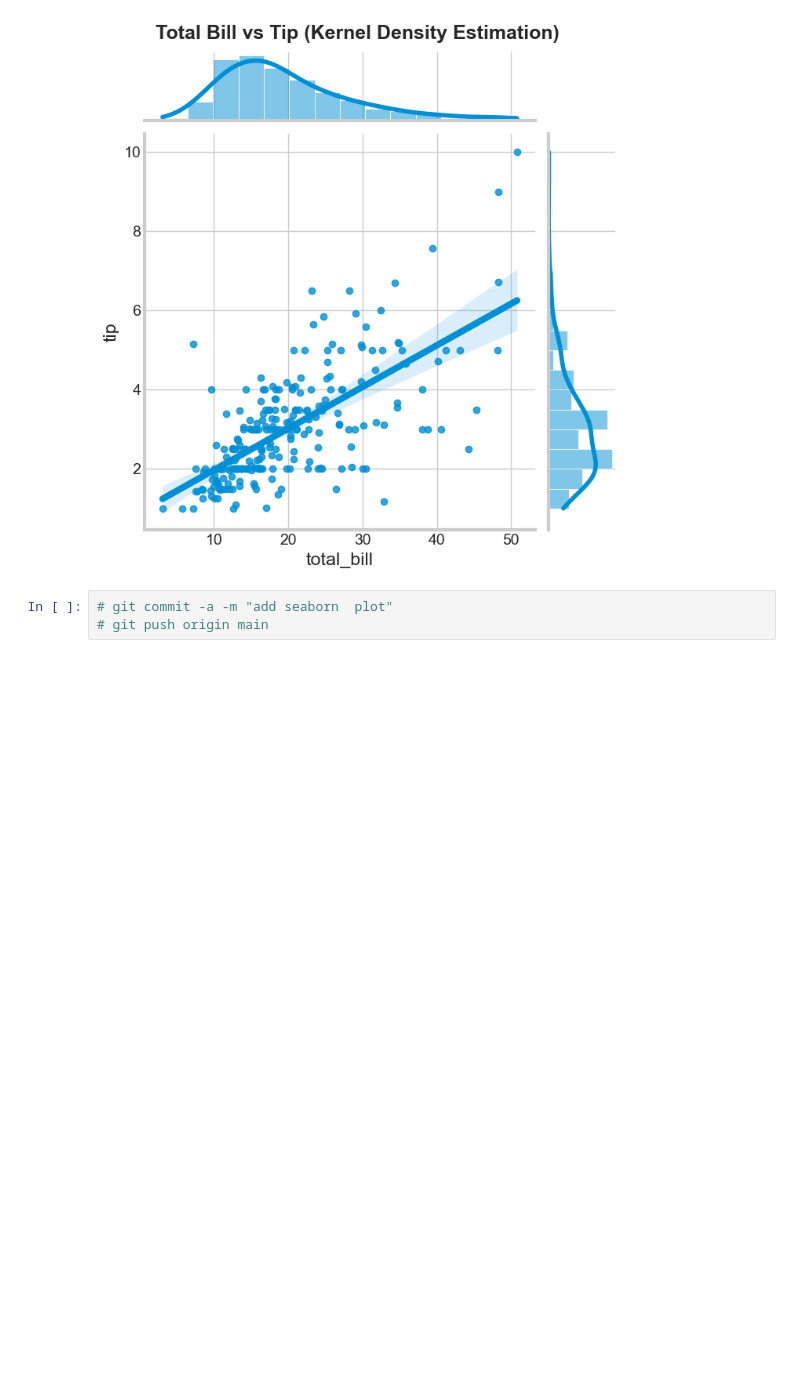
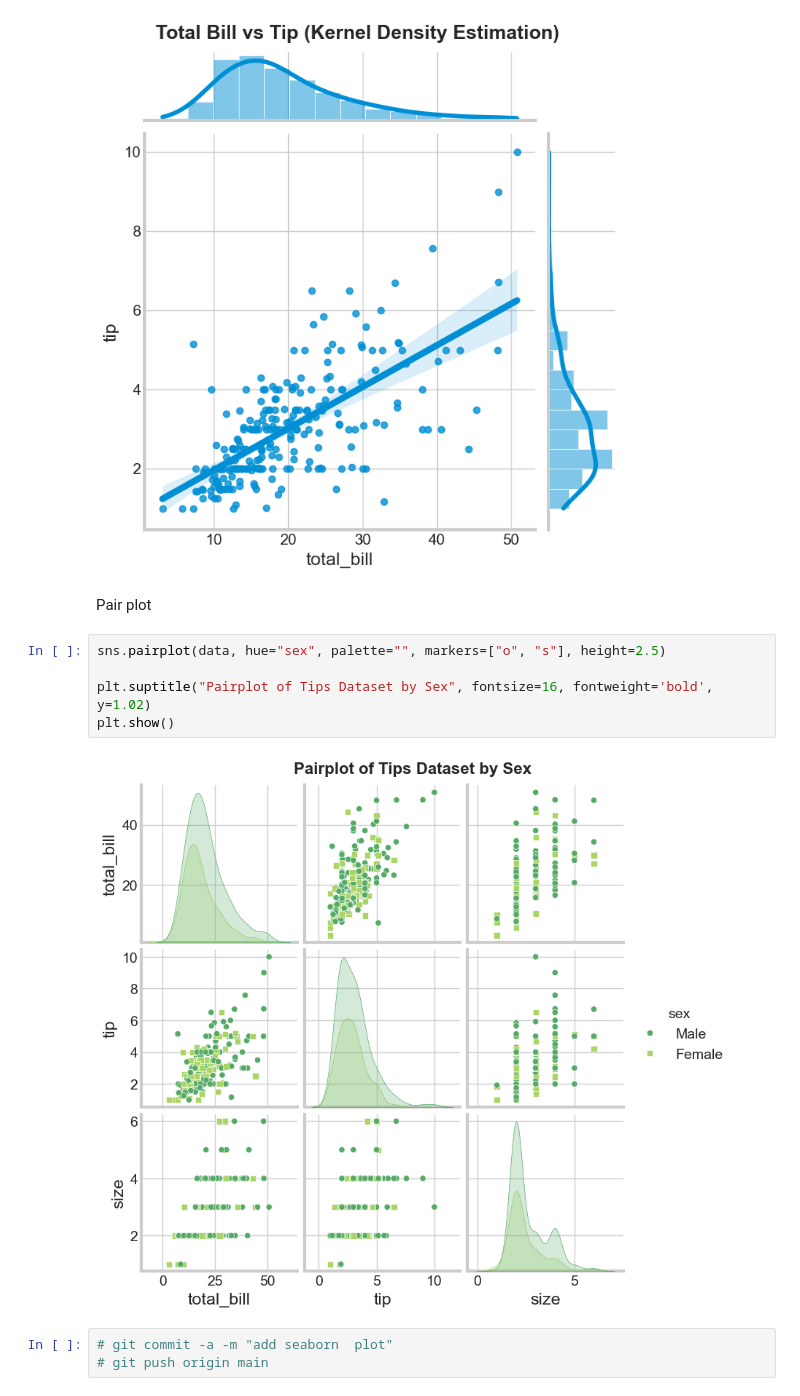
Before and after one commit to Razakhan143/demo, a Jupyter notebook: seaborn.ipynb, the cells around one changed output. Cells and saved outputs as stored; diff of their text form; blank space fills up the shorter version.

```diff
--- a/seaborn.ipynb
+++ b/seaborn.ipynb
@@ -286,6 +286,15 @@ plt.suptitle("Total Bill vs Tip (Kernel Density Estimation)", fontsize=18, fontw
 plt.show()
 # %% [output]
 [figure]
+# %% [markdown]
+Pair plot
+# %%
+sns.pairplot(data, hue="sex", palette="", markers=["o", "s"], height=2.5)
+
+plt.suptitle("Pairplot of Tips Dataset by Sex", fontsize=16, fontweight='bold', y=1.02)
+plt.show()
+# %% [output]
+[figure, added]
 # %%
 # git commit -a -m "add seaborn  plot"
 # git push origin main
```
Also changed, not shown: parts of 1 cell of this notebook.
